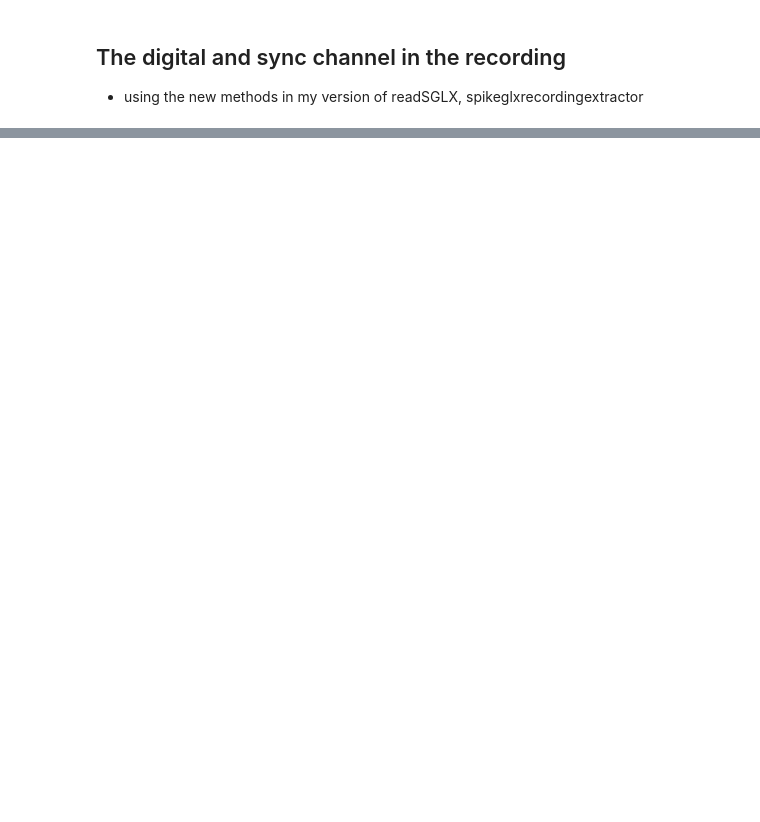
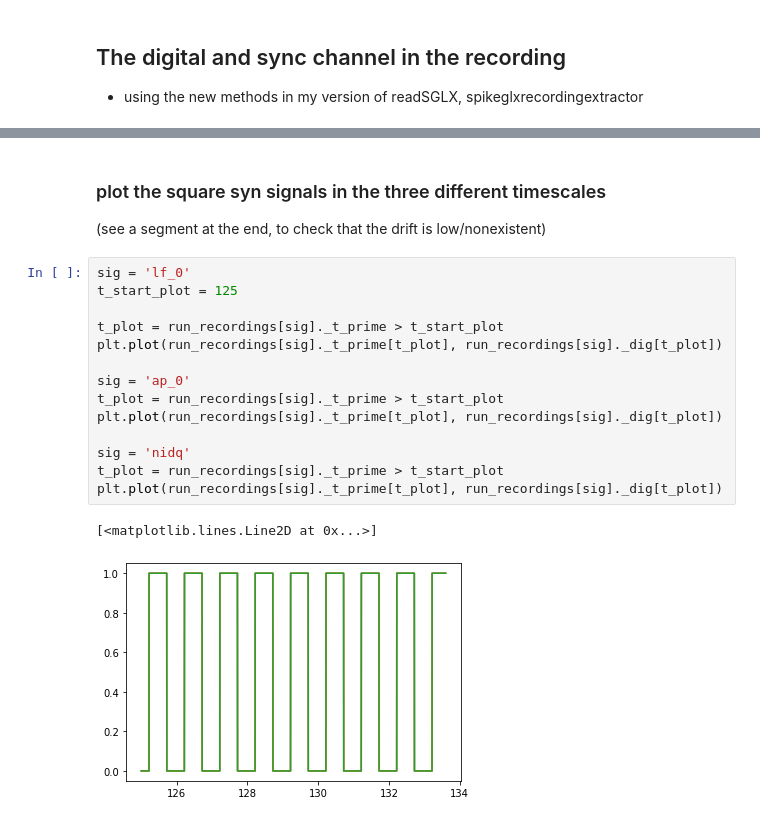
Before and after one commit to zekearneodo/ceciestunepipe, a Jupyter notebook: sglx_pipe.ipynb, the cells around one changed output, grey strips where cells are left out. Drawn from its saved outputs; the diff is of its cells as text; blank space fills up the shorter version.

```diff
--- a/sglx_pipe.ipynb
+++ b/sglx_pipe.ipynb
@@ -136,0 +183,20 @@ plt.plot(*ap_syn_ttl, '*')
+# %% [markdown]
+### plot the square syn signals in the three different timescales
+(see a segment at the end, to check that the drift is low/nonexistent)
+# %%
+sig = 'lf_0'
+t_start_plot = 125
+
+t_plot = run_recordings[sig]._t_prime > t_start_plot
+plt.plot(run_recordings[sig]._t_prime[t_plot], run_recordings[sig]._dig[t_plot])
+
+sig = 'ap_0'
+t_plot = run_recordings[sig]._t_prime > t_start_plot
+plt.plot(run_recordings[sig]._t_prime[t_plot], run_recordings[sig]._dig[t_plot])
+
+sig = 'nidq'
+t_plot = run_recordings[sig]._t_prime > t_start_plot
+plt.plot(run_recordings[sig]._t_prime[t_plot], run_recordings[sig]._dig[t_plot])
+# %% [output]
+[<matplotlib.lines.Line2D at 0x...>]
+[figure, added]
```
Also changed, not shown: parts of 14 cells of this notebook, 3 other files.
